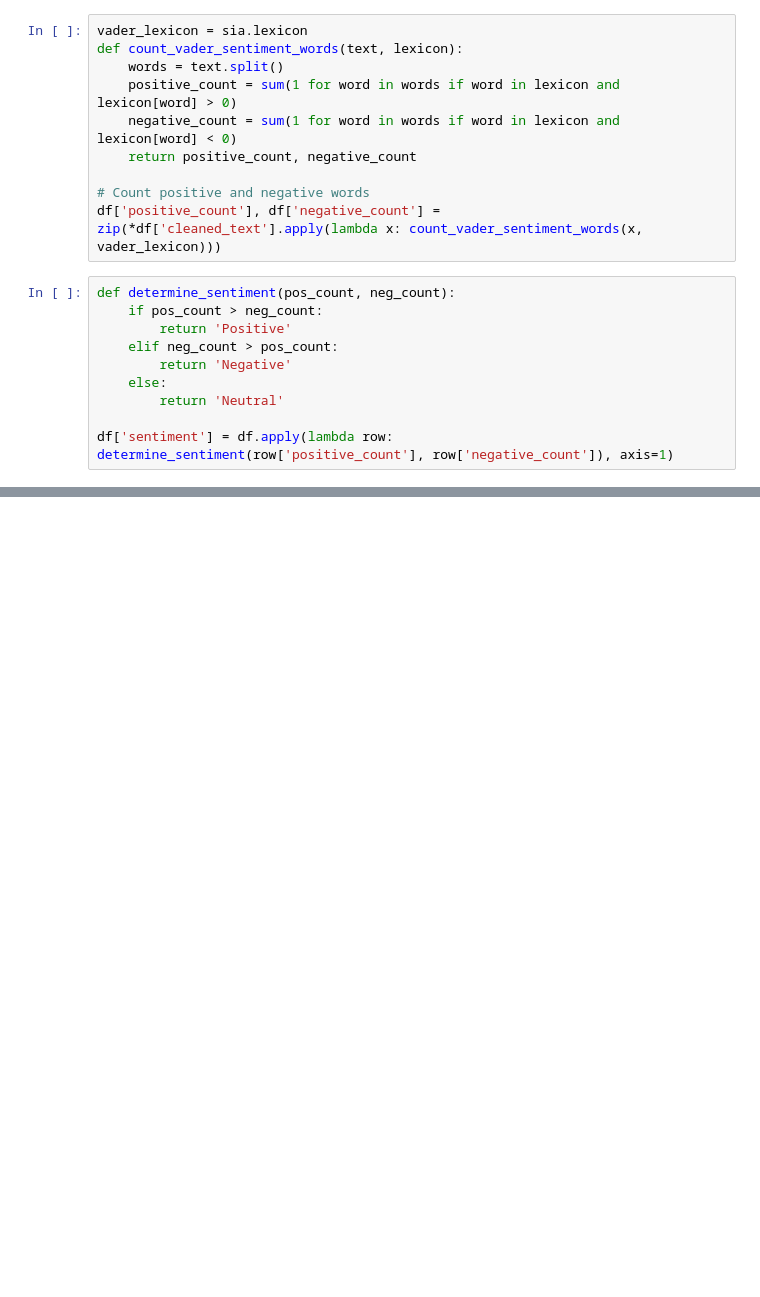
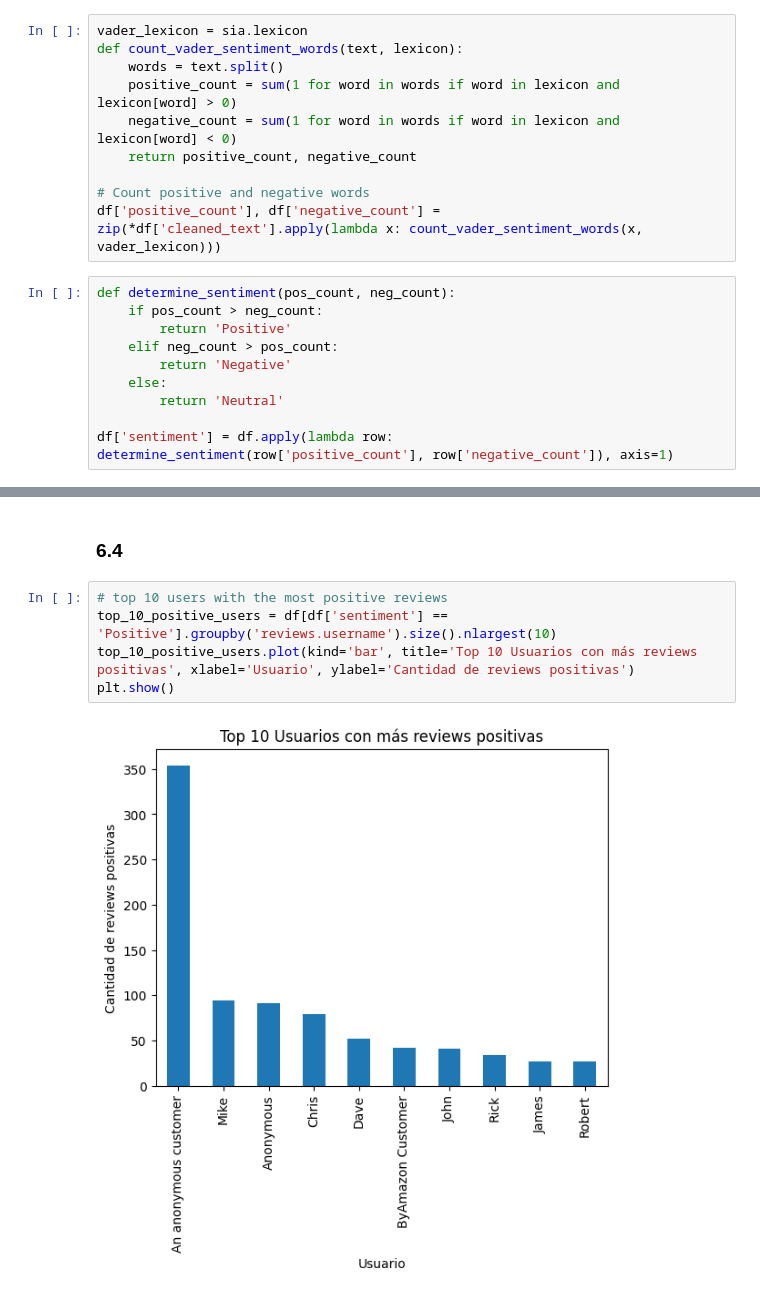
Before and after one commit to FranzCastillo/Sentiment-Analysis, a Jupyter notebook: src/ejercicio2.ipynb, the cells around one changed output, grey strips where cells are left out. Saved outputs shown, nothing was run; the diff lists cells and outputs as text; blank space fills up the shorter version.

```diff
--- a/src/ejercicio2.ipynb
+++ b/src/ejercicio2.ipynb
@@ -164,0 +194,9 @@ df.head()
+# %% [markdown]
+### 6.4
+# %%
+# top 10 users with the most positive reviews
+top_10_positive_users = df[df['sentiment'] == 'Positive'].groupby('reviews.username').size().nlargest(10)
+top_10_positive_users.plot(kind='bar', title='Top 10 Usuarios con más reviews positivas', xlabel='Usuario', ylabel='Cantidad de reviews positivas')
+plt.show()
+# %% [output]
+[figure, added]
```
Also changed, not shown: parts of 12 cells of this notebook.
